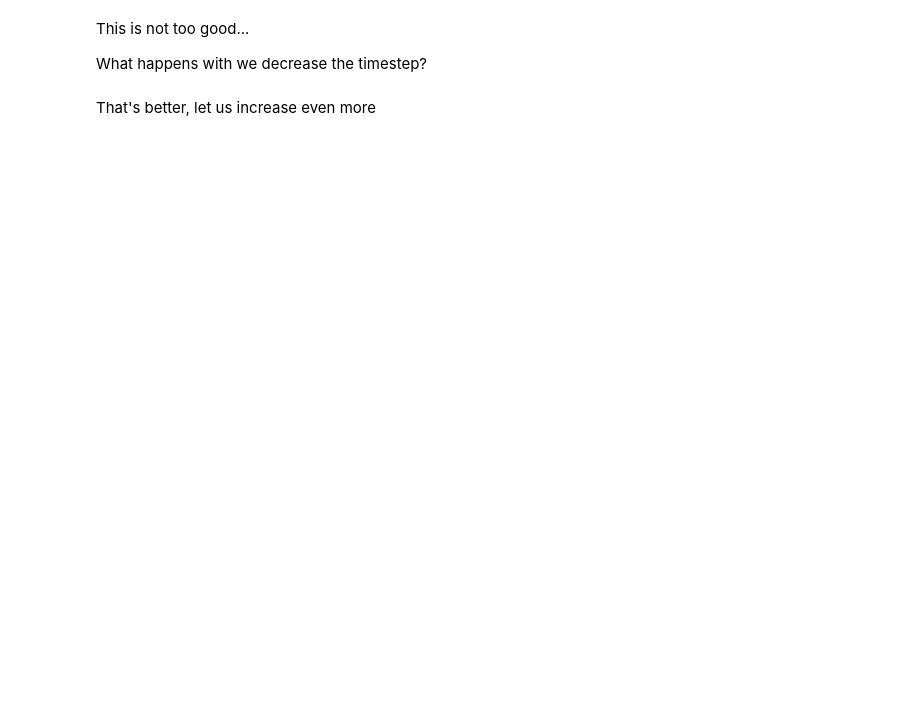
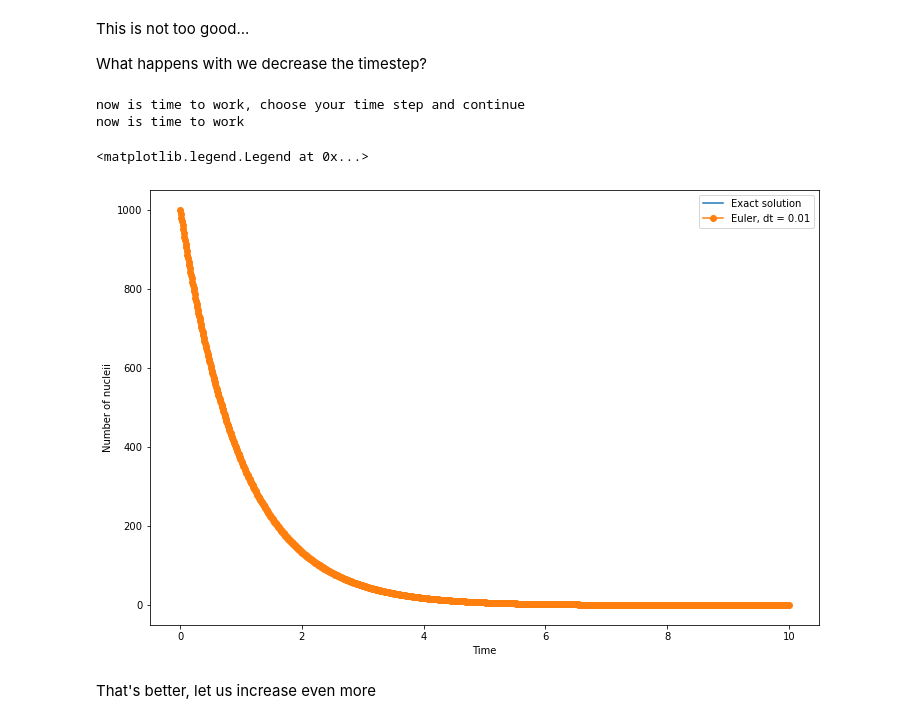
Before and after one commit to Jayshil/planetary-dynamics, a Jupyter notebook: 1st_ODE_integration_radio_decay.ipynb, the cells around one changed output. Drawn from its saved outputs; the diff is of its cells as text; code cells hidden in the pictures; blank space fills up the shorter version.

```diff
--- a/1st_ODE_integration_radio_decay.ipynb
+++ b/1st_ODE_integration_radio_decay.ipynb
@@ -47,7 +47,7 @@ def evolve_Euler(x0, tau, dt, N_steps):
     print("now is time to work")
     for i in range(N_steps):
         # Write down here the Euler integration scheme
-        # ...
+        xe[i+1] = xe[i] + dt*dx_dt(xe[i], tau)
         te[i+1] = te[i] + dt
     return te, xe
 # %% [markdown]
@@ -86,21 +91,26 @@ This is not too good...
 What happens with we decrease the timestep?
 # %%
 print("now is time to work, choose your time step and continue")
-dt = 0.0
+dt = 0.01
 
 N_steps = int(Time_max/float(dt))
 # Computation of the Euler's integration
 te, xe = evolve_Euler(x0, tau, dt, N_steps)
 
 fig = plt.figure(figsize=(12, 8))
 ax = fig.add_subplot(1,1,1)
 
 ax.plot(time, exact_solution, '-', label="Exact solution")
 ax.plot(te, xe, '-o', label="Euler, dt = %.2f" %dt)
 
 ax.set_ylabel("Number of nucleii")
 ax.set_xlabel("Time")
 ax.legend(loc=0, prop={'size':10})
+# %% [output]
+now is time to work, choose your time step and continue
+now is time to work
+<matplotlib.legend.Legend at 0x...>
+[figure, added]
 # %% [markdown]
 That's better, let us increase even more
 # %%
```
Also changed, not shown: parts of 3 cells of this notebook.
